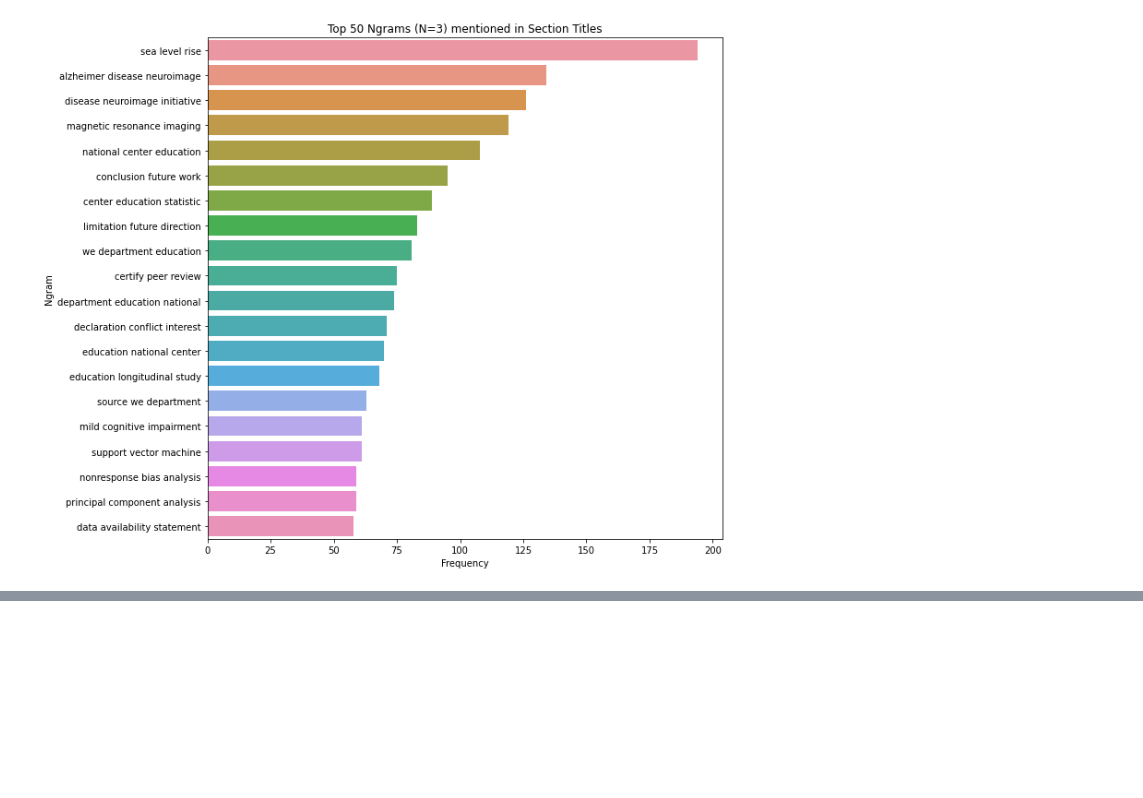
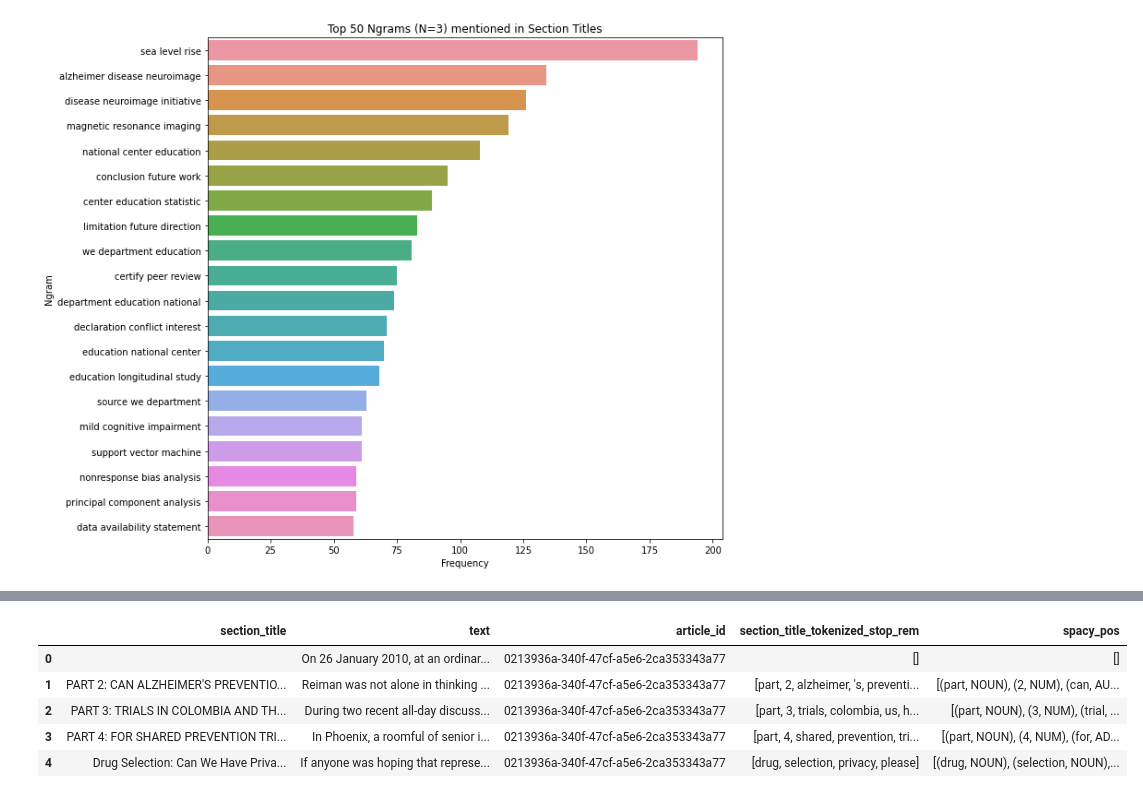
Before and after one commit to lauralikespi/kaggle-coleridge-initiative, a Jupyter notebook: Preprocessing/section_cleanup_standardization.ipynb, the cells around one changed output, grey strips where cells are left out. Drawn from its saved outputs; the diff is of its cells as text; code cells hidden in the pictures; blank space fills up the shorter version.

```diff
--- a/Preprocessing/section_cleanup_standardization.ipynb
+++ b/Preprocessing/section_cleanup_standardization.ipynb
@@ -209,2 +239,15 @@ plot_top_ngrams_barchart(articles['spacy'],3)
 # %%
 # Find sections where dataset citations are most likely to occur using train dataset
+cols = ['section_title', 'text', 'article_id', 'section_title_tokenized_stop_rem', 'spacy_pos']
+
+sections_df = articles[cols]
+del articles
+
+sections_df.head()
+# %% [output]
+|  | section_title | text | article_id | section_title_tokenized_stop_rem | spacy_pos |
+| 0 |  | On 26 January 2010, at an ordinar... | 0213936a-340f-47cf-a5e6-2ca353343a77 | [] | [] |
+| 1 | PART 2: CAN ALZHEIMER'S PREVENTIO... | Reiman was not alone in thinking ... | 0213936a-340f-47cf-a5e6-2ca353343a77 | [part, 2, alzheimer, 's, preventi... | [(part, NOUN), (2, NUM), (can, AU... |
+| 2 | PART 3: TRIALS IN COLOMBIA AND TH... | During two recent all-day discuss... | 0213936a-340f-47cf-a5e6-2ca353343a77 | [part, 3, trials, colombia, us, h... | [(part, NOUN), (3, NUM), (trial, ... |
+| 3 | PART 4: FOR SHARED PREVENTION TRI... | In Phoenix, a roomful of senior i... | 0213936a-340f-47cf-a5e6-2ca353343a77 | [part, 4, shared, prevention, tri... | [(part, NOUN), (4, NUM), (for, AD... |
+| 4 | Drug Selection: Can We Have Priva... | If anyone was hoping that represe... | 0213936a-340f-47cf-a5e6-2ca353343a77 | [drug, selection, privacy, please] | [(drug, NOUN), (selection, NOUN),... |
```
Also changed, not shown: parts of 5 cells of this notebook.
